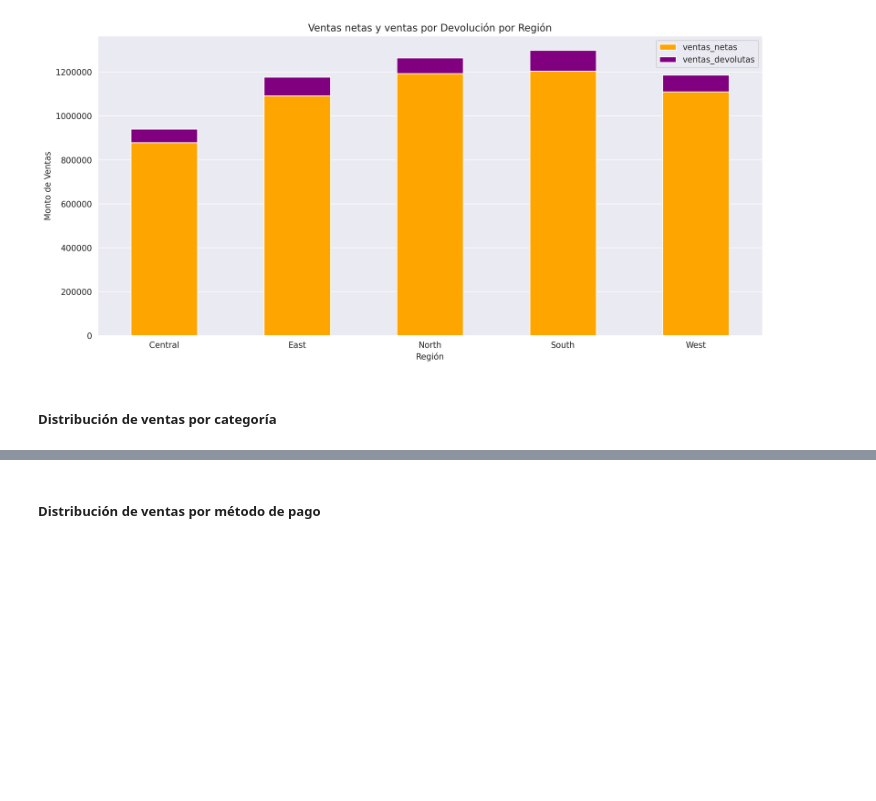
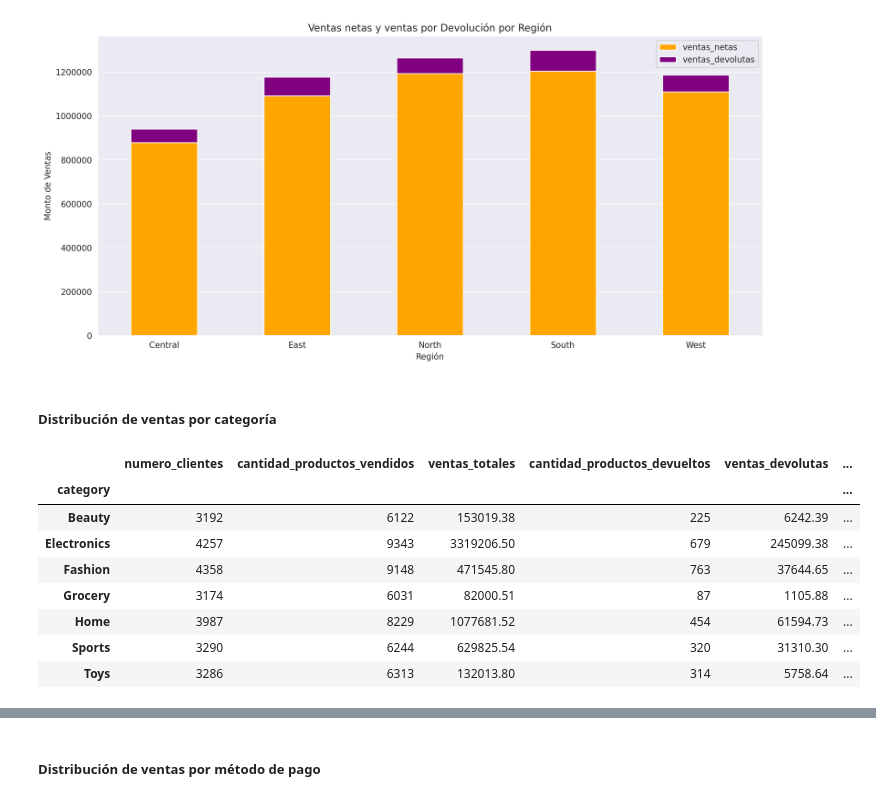
Before and after one commit to AdnachielBismarck/E-commerce-Sales_Transactions, a Jupyter notebook: E_commerce_Sales_Transactions.ipynb, the cells around one changed output, grey strips where cells are left out. Drawn from its saved outputs; the diff is of its cells as text; code cells hidden in the pictures; blank space fills up the shorter version.

```diff
--- a/E_commerce_Sales_Transactions.ipynb
+++ b/E_commerce_Sales_Transactions.ipynb
@@ -386,4 +353,27 @@ plt.show()
 [figure]
 # %% [markdown]
 ##### **Distribución de ventas por categoría**
+# %%
+### Agrupación de los datos por categoría de producto
+
+Resumen_categoría= data.groupby('category').agg(
+    numero_clientes=('customer_id', lambda x:x.nunique()),
+    cantidad_productos_vendidos=('quantity','sum'),
+    ventas_totales=('total_amount','sum'),
+    cantidad_productos_devueltos=('quantity',lambda x:x[data.loc[x.index,'returned']=='Yes'].sum()),
+    ventas_devolutas=('total_amount',lambda x: x[data.loc[x.index,'returned']=='Yes'].sum()),
+    cantidad_productos_vendidos_netos=('quantity',lambda x:x[data.loc[x.index,'returned']=='No'].sum()),
+    ventas_netas=('total_amount',lambda x:x[data.loc[x.index,'returned']=='No'].sum())
+).round(2)
+display(Resumen_categoría)
+# %% [output]
+|  | numero_clientes | cantidad_productos_vendidos | ventas_totales | cantidad_productos_devueltos | ventas_devolutas | ... |
+| category |  |  |  |  |  | ... |
+| Beauty | 3192 | 6122 | 153019.38 | 225 | 6242.39 | ... |
+| Electronics | 4257 | 9343 | 3319206.50 | 679 | 245099.38 | ... |
+| Fashion | 4358 | 9148 | 471545.80 | 763 | 37644.65 | ... |
+| Grocery | 3174 | 6031 | 82000.51 | 87 | 1105.88 | ... |
+| Home | 3987 | 8229 | 1077681.52 | 454 | 61594.73 | ... |
+| Sports | 3290 | 6244 | 629825.54 | 320 | 31310.30 | ... |
+| Toys | 3286 | 6313 | 132013.80 | 314 | 5758.64 | ... |
 # %%
```
Also changed, not shown: parts of 8 cells of this notebook.
